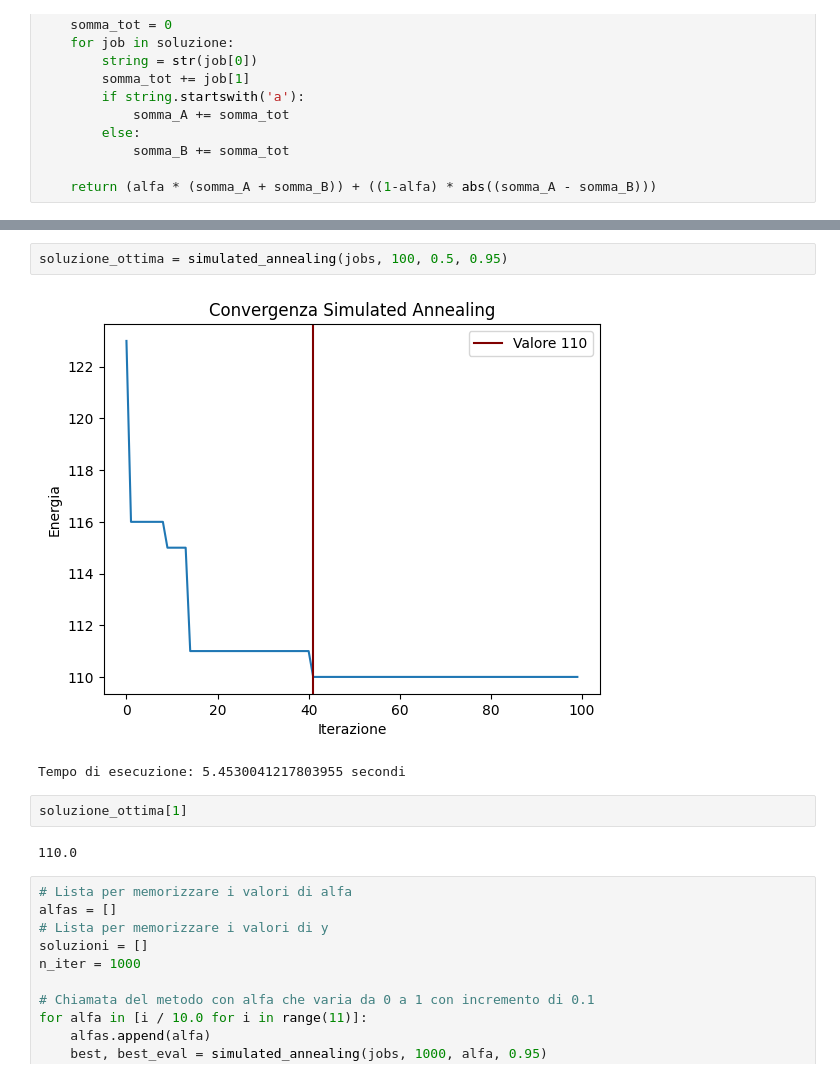
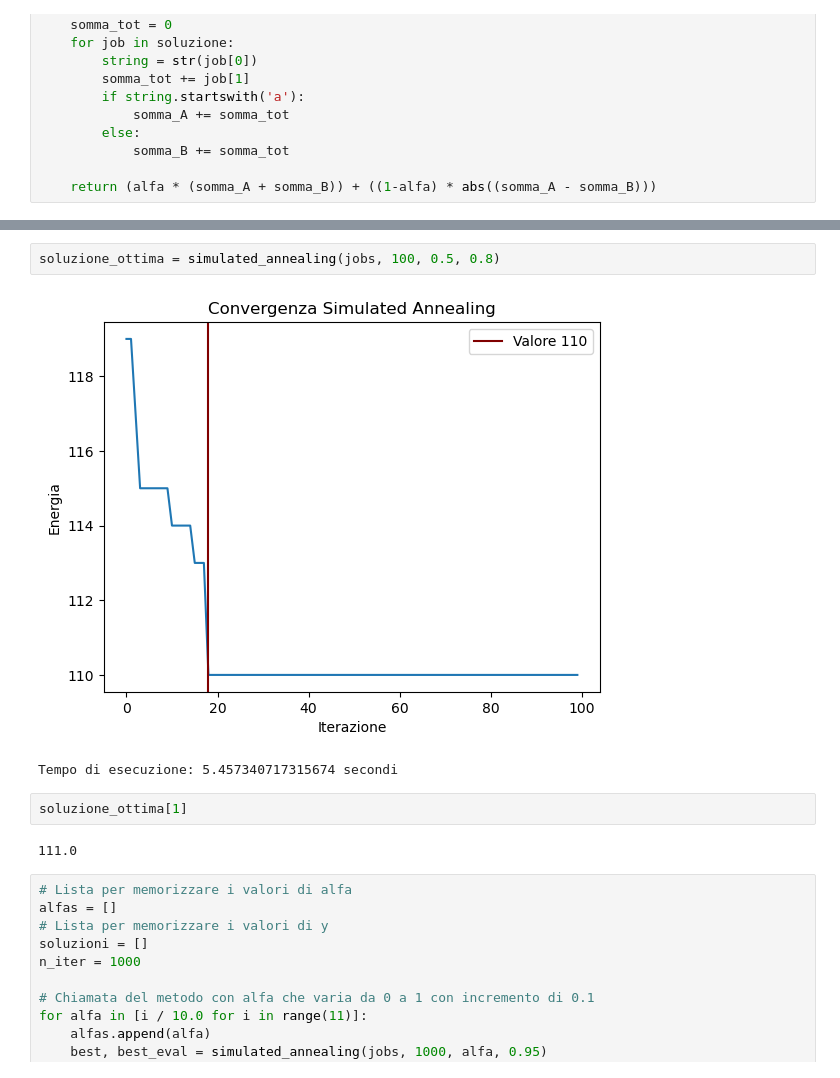
Before and after one commit to FabLetizia/Job-shop-scheduling, a Jupyter notebook: simulated_annealing.ipynb, the cells around one changed output, grey strips where cells are left out. Cells and saved outputs as stored; diff of their text form.

```diff
--- a/simulated_annealing.ipynb
+++ b/simulated_annealing.ipynb
@@ -137,14 +122,14 @@ def simulated_annealing(jobs, iteration, alfa, beta):
     print("Tempo di esecuzione:", elapsed_time, "secondi")
     return ottimo, energia(ottimo, alfa)
 # %%
-soluzione_ottima = simulated_annealing(jobs, 100, 0.5, 0.95)
+soluzione_ottima = simulated_annealing(jobs, 100, 0.5, 0.8)
 # %% [output]
-[figure, old version]
+[figure, new version]
-Tempo di esecuzione: 5.4530041217803955 secondi
+Tempo di esecuzione: 5.457340717315674 secondi
 # %%
 soluzione_ottima[1]
 # %% [output]
-110.0
+111.0
 # %%
 # Lista per memorizzare i valori di alfa
 alfas = []
```
Also changed, not shown: parts of 6 cells of this notebook.
